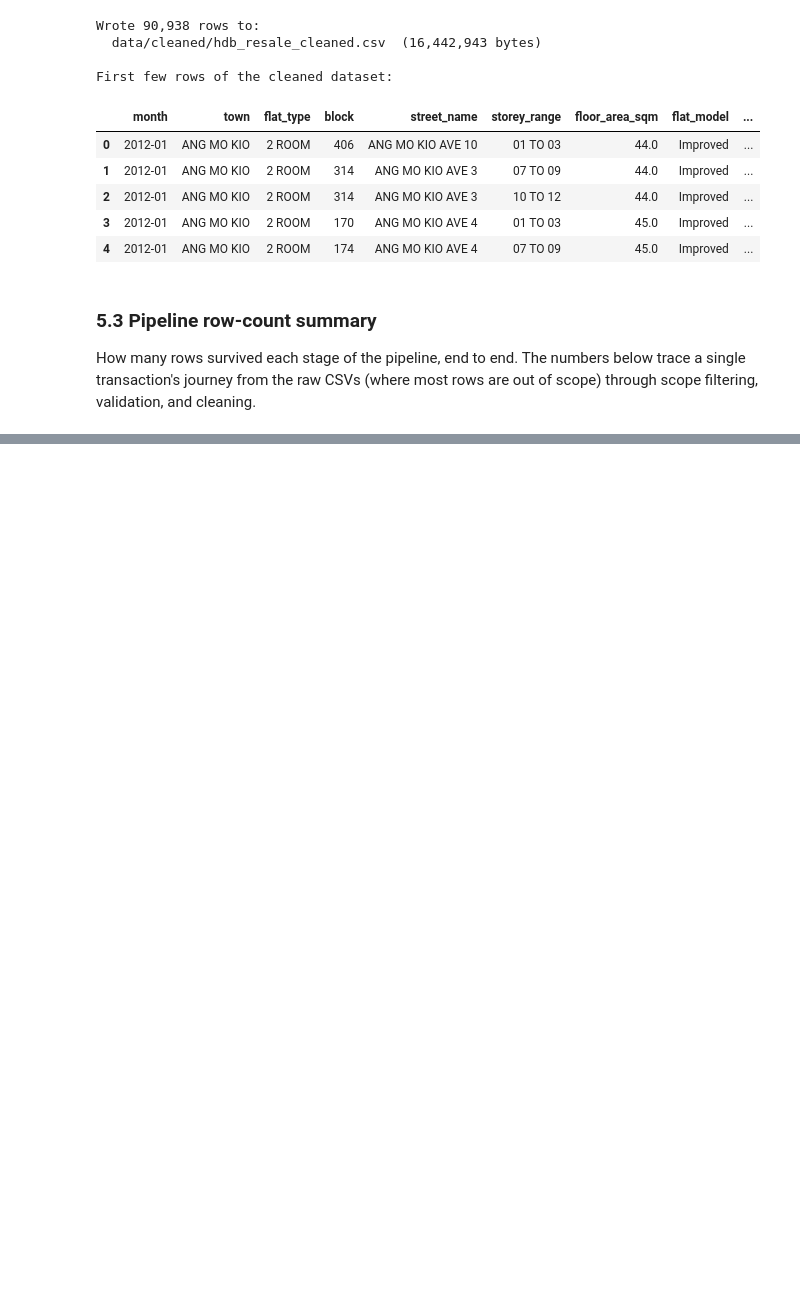
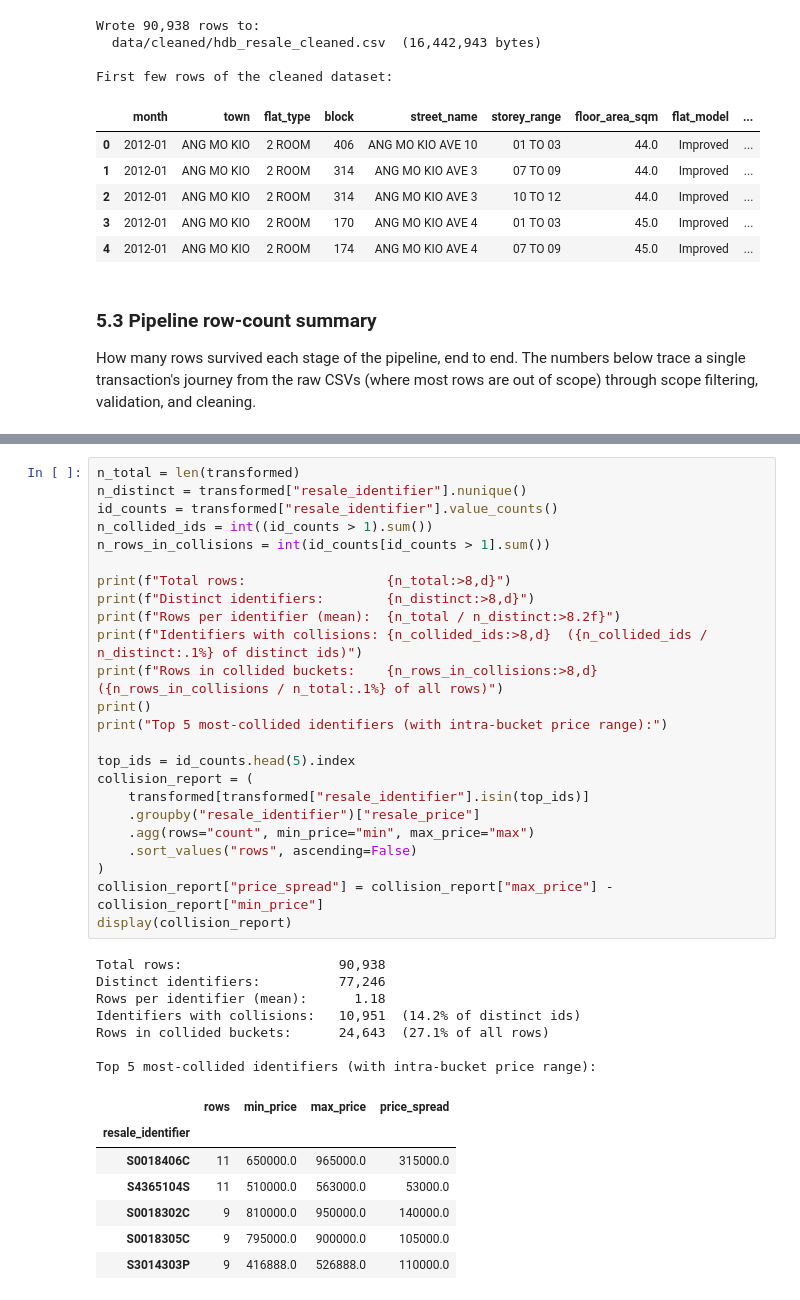
Before and after one commit to ivan-ong/hdb_resale_prices, a Jupyter notebook: notebook/hdb_etl.ipynb, the cells around one changed output, grey strips where cells are left out. Drawn from its saved outputs; the diff is of its cells as text; blank space fills up the shorter version.

```diff
--- a/notebook/hdb_etl.ipynb
+++ b/notebook/hdb_etl.ipynb
@@ -629,0 +698,39 @@ Anomalies flagged in cleaned output: 623 (0.69%)
+# %%
+n_total = len(transformed)
+n_distinct = transformed["resale_identifier"].nunique()
+id_counts = transformed["resale_identifier"].value_counts()
+n_collided_ids = int((id_counts > 1).sum())
+n_rows_in_collisions = int(id_counts[id_counts > 1].sum())
+
+print(f"Total rows:                  {n_total:>8,d}")
+print(f"Distinct identifiers:        {n_distinct:>8,d}")
+print(f"Rows per identifier (mean):  {n_total / n_distinct:>8.2f}")
+print(f"Identifiers with collisions: {n_collided_ids:>8,d}  ({n_collided_ids / n_distinct:.1%} of distinct ids)")
+print(f"Rows in collided buckets:    {n_rows_in_collisions:>8,d}  ({n_rows_in_collisions / n_total:.1%} of all rows)")
+print()
+print("Top 5 most-collided identifiers (with intra-bucket price range):")
+
+top_ids = id_counts.head(5).index
+collision_report = (
+    transformed[transformed["resale_identifier"].isin(top_ids)]
+    .groupby("resale_identifier")["resale_price"]
+    .agg(rows="count", min_price="min", max_price="max")
+    .sort_values("rows", ascending=False)
+)
+collision_report["price_spread"] = collision_report["max_price"] - collision_report["min_price"]
+display(collision_report)
+# %% [output]
+Total rows:                    90,938
+Distinct identifiers:          77,246
+Rows per identifier (mean):      1.18
+Identifiers with collisions:   10,951  (14.2% of distinct ids)
+Rows in collided buckets:      24,643  (27.1% of all rows)
+
+Top 5 most-collided identifiers (with intra-bucket price range):
+|  | rows | min_price | max_price | price_spread |
+| resale_identifier |  |  |  |  |
+| S0018406C | 11 | 650000.0 | 965000.0 | 315000.0 |
+| S4365104S | 11 | 510000.0 | 563000.0 | 53000.0 |
+| S0018302C | 9 | 810000.0 | 950000.0 | 140000.0 |
+| S0018305C | 9 | 795000.0 | 900000.0 | 105000.0 |
+| S3014303P | 9 | 416888.0 | 526888.0 | 110000.0 |
```
Also changed, not shown: parts of 23 cells of this notebook, 6 other files.
